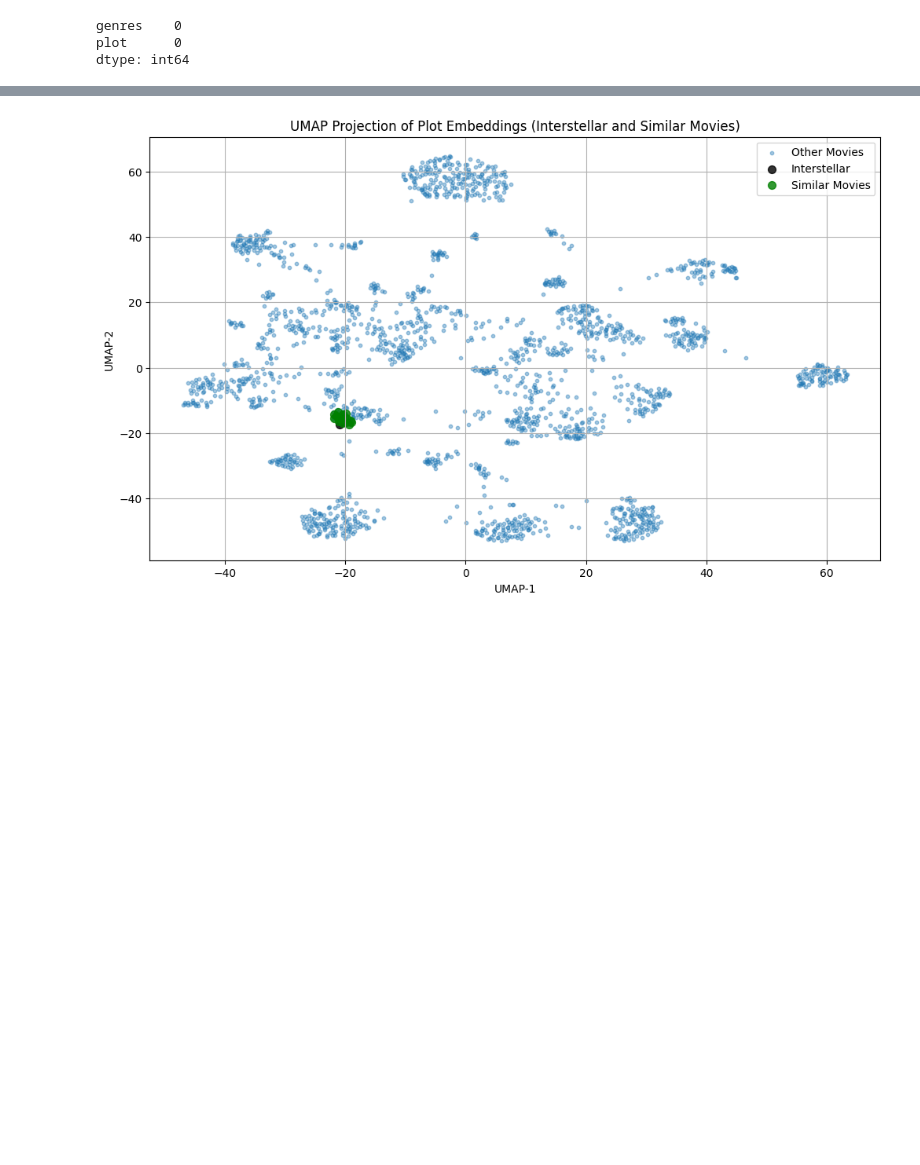
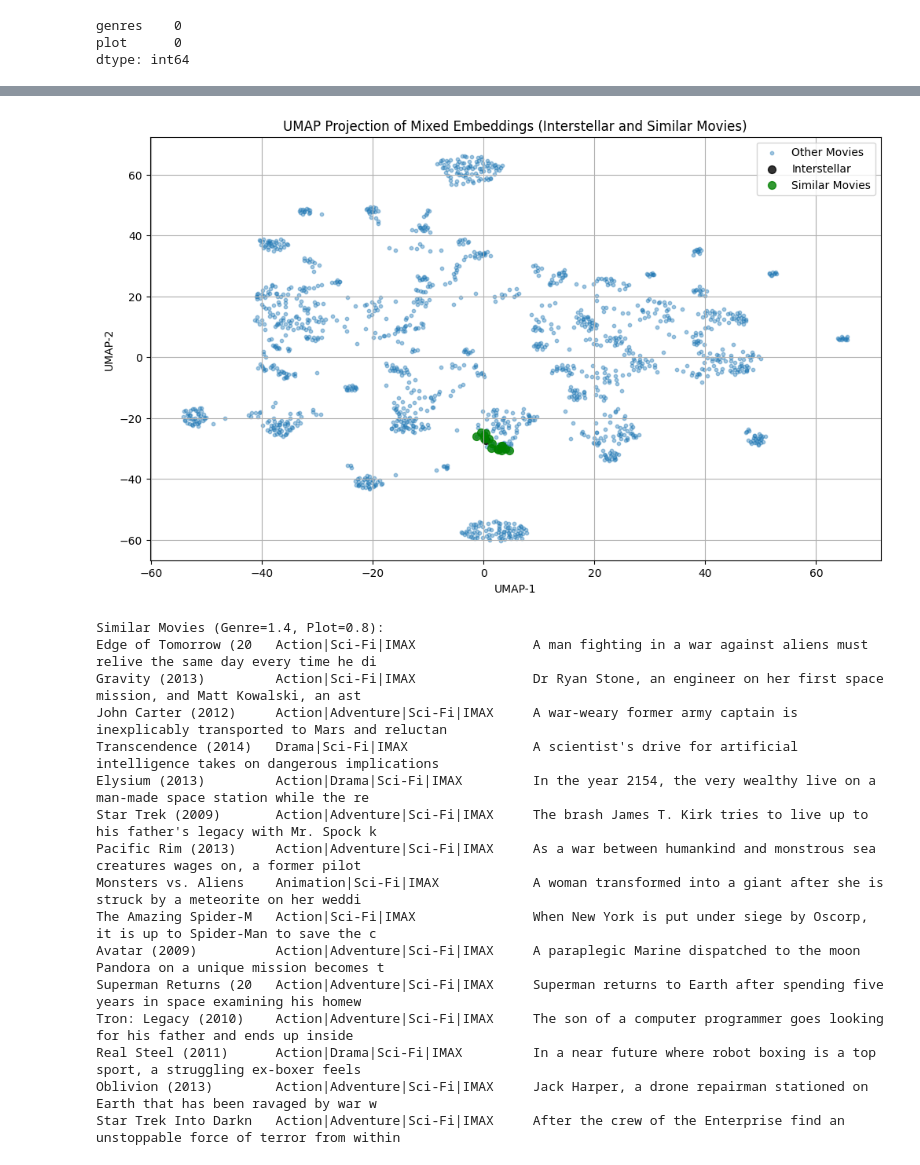
Before and after one commit to RichardFedak/llm-diversity, a Jupyter notebook: experiment/EasyStudy/server/static/datasets/ml-latest/explore.ipynb, the cells around one changed output, grey strips where cells are left out. Cells and saved outputs as stored; diff of their text form; code cells hidden in the pictures; blank space fills up the shorter version.

```diff
--- a/experiment/EasyStudy/server/static/datasets/ml-latest/explore.ipynb
+++ b/experiment/EasyStudy/server/static/datasets/ml-latest/explore.ipynb
@@ -507,5 +567,7 @@ plt.show()
 
 print("Similar Movies:")
 for idx in nearest_indices:
-    print(filtered_movies.iloc[idx]["title"])
+    title = filtered_movies.iloc[idx]['title'][:30]
+    plot = filtered_movies.iloc[idx]['plot']
+    print(f"{title:<31} {plot}")
 # %% [output]
@@ -525,36 +587,64 @@ umap_genres = umap.UMAP(
     random_state=42,
     metric="cosine",
     min_dist=0.3,
     spread=15)
 
-final_embeddings = (1.4 * genres_embeddings + 0.8 * plot_embeddings)
+GENRE_WEIGHT = 1.4
+PLOT_WEIGHT = 0.8
+
+final_embeddings = (GENRE_WEIGHT * genres_embeddings + PLOT_WEIGHT * plot_embeddings)
 
 coords_2d = umap_genres.fit_transform(final_embeddings)
 
 index = filtered_movies[filtered_movies['title'] == "Interstellar (2014)"].index[0]
 
 selected_movie_embedding = final_embeddings[index]
 
 distances = cosine_distances([selected_movie_embedding], final_embeddings).flatten()
 
 nearest_indices = np.argsort(distances)[1:16]  # Skip the first one
 
 plt.figure(figsize=(12, 7))
 
 plt.scatter(coords_2d[:, 0], coords_2d[:, 1], s=10, alpha=0.4, label="Other Movies")
 
 plt.scatter(coords_2d[index, 0], coords_2d[index, 1], s=50, color="black", alpha=0.8, label="Interstellar")
 
 plt.scatter(coords_2d[nearest_indices, 0], coords_2d[nearest_indices, 1], s=50, color="green", alpha=0.8, label="Similar Movies")
 
-plt.title("UMAP Projection of Plot Embeddings (Interstellar and Similar Movies)")
+plt.title("UMAP Projection of Mixed Embeddings (Interstellar and Similar Movies)")
 plt.xlabel("UMAP-1")
 plt.ylabel("UMAP-2")
 plt.legend()
 plt.grid(True)
 plt.show()
+
+print(f"\nSimilar Movies (Genre={GENRE_WEIGHT}, Plot={PLOT_WEIGHT}):")
+for idx in nearest_indices:
+    movie = filtered_movies.iloc[idx]
+    title = movie["title"][:20]
+    genres = movie["genres"][:30]
+    plot = movie["plot"][:80]
+
+    print(f"{title:<22} {genres:<32} {plot}")
 # %% [output]
-[figure, old version]
+[figure, new version]
+Similar Movies (Genre=1.4, Plot=0.8):
+Edge of Tomorrow (20   Action|Sci-Fi|IMAX               A man fighting in a war against aliens must relive the same day every time he di
+Gravity (2013)         Action|Sci-Fi|IMAX               Dr Ryan Stone, an engineer on her first space mission, and Matt Kowalski, an ast
+John Carter (2012)     Action|Adventure|Sci-Fi|IMAX     A war-weary former army captain is inexplicably transported to Mars and reluctan
+Transcendence (2014)   Drama|Sci-Fi|IMAX                A scientist's drive for artificial intelligence takes on dangerous implications
+Elysium (2013)         Action|Drama|Sci-Fi|IMAX         In the year 2154, the very wealthy live on a man-made space station while the re
+Star Trek (2009)       Action|Adventure|Sci-Fi|IMAX     The brash James T. Kirk tries to live up to his father's legacy with Mr. Spock k
+Pacific Rim (2013)     Action|Adventure|Sci-Fi|IMAX     As a war between humankind and monstrous sea creatures wages on, a former pilot
+Monsters vs. Aliens    Animation|Sci-Fi|IMAX            A woman transformed into a giant after she is struck by a meteorite on her weddi
+The Amazing Spider-M   Action|Sci-Fi|IMAX               When New York is put under siege by Oscorp, it is up to Spider-Man to save the c
+Avatar (2009)          Action|Adventure|Sci-Fi|IMAX     A paraplegic Marine dispatched to the moon Pandora on a unique mission becomes t
+Superman Returns (20   Action|Adventure|Sci-Fi|IMAX     Superman returns to Earth after spending five years in space examining his homew
+Tron: Legacy (2010)    Action|Adventure|Sci-Fi|IMAX     The son of a computer programmer goes looking for his father and ends up inside
+Real Steel (2011)      Action|Drama|Sci-Fi|IMAX         In a near future where robot boxing is a top sport, a struggling ex-boxer feels
+Oblivion (2013)        Action|Adventure|Sci-Fi|IMAX     Jack Harper, a drone repairman stationed on Earth that has been ravaged by war w
+Star Trek Into Darkn   Action|Adventure|Sci-Fi|IMAX     After the crew of the Enterprise find an unstoppable force of terror from within
 # %%
 
 umap_genres = umap.UMAP(
```
Also changed, not shown: parts of 11 cells of this notebook.
